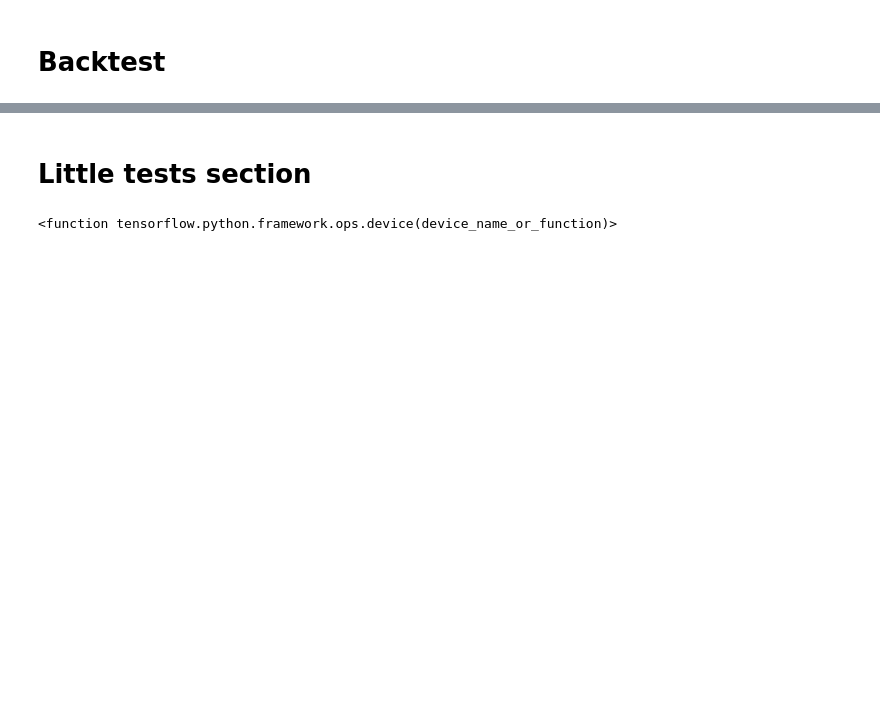
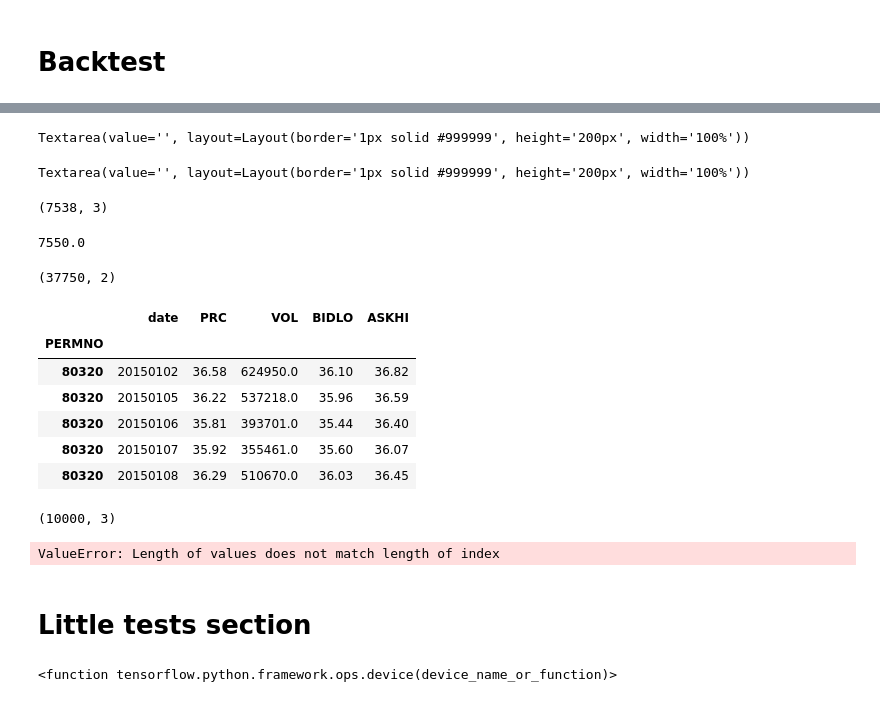
Before and after one commit to kathy-jzh/DeepLearningAllocationCNN, a Jupyter notebook: data_and_training.ipynb, the cells around one changed output, grey strips where cells are left out. Saved outputs shown, nothing was run; the diff lists cells and outputs as text; code cells hidden in the pictures; blank space fills up the shorter version.

```diff
--- a/data_and_training.ipynb
+++ b/data_and_training.ipynb
@@ -121,0 +239,21 @@ network.x
+# %%
+folder_for_samples = 'data/cnn_samples'
+path_to_dump_samples = os.path.join(folder_for_samples,'VWAP-1_week-2015_2017-all_stocks-32_pixels')
+
+
+handler = DataHandler(encoding_method='GADF', window_len=64, image_size=32, retrain_freq=5,
+                 start_date = 20150102, end_date= 20200102, frac_of_stocks=1.,
+                stock_data_dir_path= 'data/stock_data',
+                 dir_for_samples=path_to_dump_samples, nb_of_stocks_by_file=50,
+                      kwargs_target_methods = {'up_return':0.011,'down_return':-0.010}
+                 )
+
+handler.get_df_data()
+df = handler.df_data
+
+
+df = df.reset_index(drop=False).set_index(['PERMNO','date'])
+all_permno = np.unique([x[0] for x in df.index.values])[:1350]
+all_dates = np.unique([x[1] for x in df.index.values])
+# %% [output]
+Textarea(value='', layout=Layout(border='1px solid #999999', height='200px', width='100%'))
@@ -121,0 +262,12 @@ network.x
+# %%
+dict_pickle = load_pickle('data/cnn_samples/VWAP-1_week-2015_2017-all_stocks-32_pixels/image_data_1')
+# %% [output]
+Textarea(value='', layout=Layout(border='1px solid #999999', height='200px', width='100%'))
+# %%
+dict_pickle['VWAP_targets'].shape
+# %% [output]
+(7538, 3)
+# %%
+37750/5
+# %% [output]
+7550.0
@@ -121,0 +276,41 @@ network.x
+# %%
+dict_pickle['df_original_data'][['PRC','PERMNO']].shape
+# %% [output]
+(37750, 2)
+# %%
+handler.df_data.head()
+# %% [output]
+|  | date | PRC | VOL | BIDLO | ASKHI |
+| PERMNO |  |  |  |  |  |
+| 80320 | 20150102 | 36.58 | 624950.0 | 36.10 | 36.82 |
+| 80320 | 20150105 | 36.22 | 537218.0 | 35.96 | 36.59 |
+| 80320 | 20150106 | 35.81 | 393701.0 | 35.44 | 36.40 |
+| 80320 | 20150107 | 35.92 | 355461.0 | 35.60 | 36.07 |
+| 80320 | 20150108 | 36.29 | 510670.0 | 36.03 | 36.45 |
+# %%
+signals.shape
+# %% [output]
+(10000, 3)
+# %%
+image_size = 16 # Compress information for every 4 days;
+data_len = int(252/4)+1
+retrain_freq = 5
+nDays = len(all_dates)
+
+signals = pd.DataFrame(GN_pred)
+signals.columns = [['long', 'hold', 'short']]
+
+
+rebalance_dates = [all_dates[i] for i in range(data_len, nDays, retrain_freq)]
+rebalance_dates = rebalance_dates[int(len(rebalance_dates)*2/3)+1:]
+n = len(rebalance_dates)
+
+
+signals['PERMNO'] = np.array([[x]*n for x in all_permno]).ravel()
+signals['rebalance_dates'] = rebalance_dates*1350
+
+df1 = df.reset_index(level=0, drop=False).reset_index(drop=False)
+iv = df1.date
+prc_dict = {x: df1[ne.evaluate('iv==x')][['PRC', 'PERMNO']] for x in rebalance_dates}
+# %% [output]
+ValueError: Length of values does not match length of index
```
Also changed, not shown: parts of 17 cells of this notebook, 1 other file.
